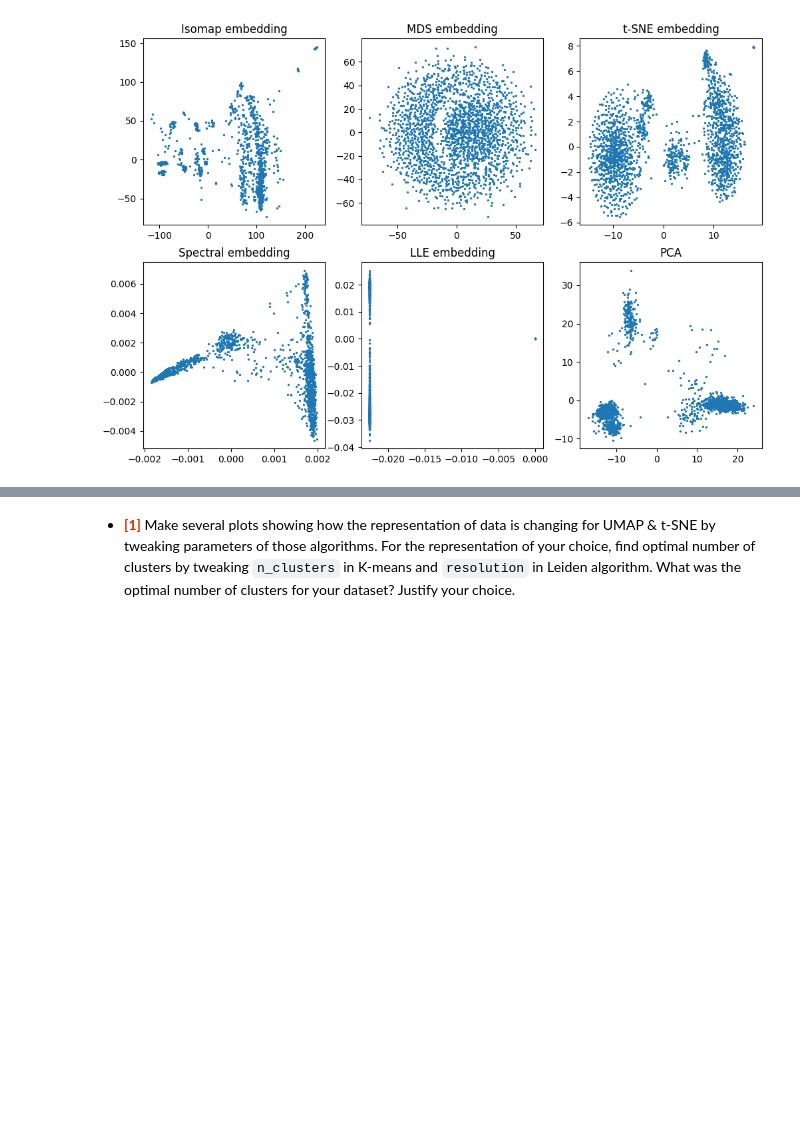
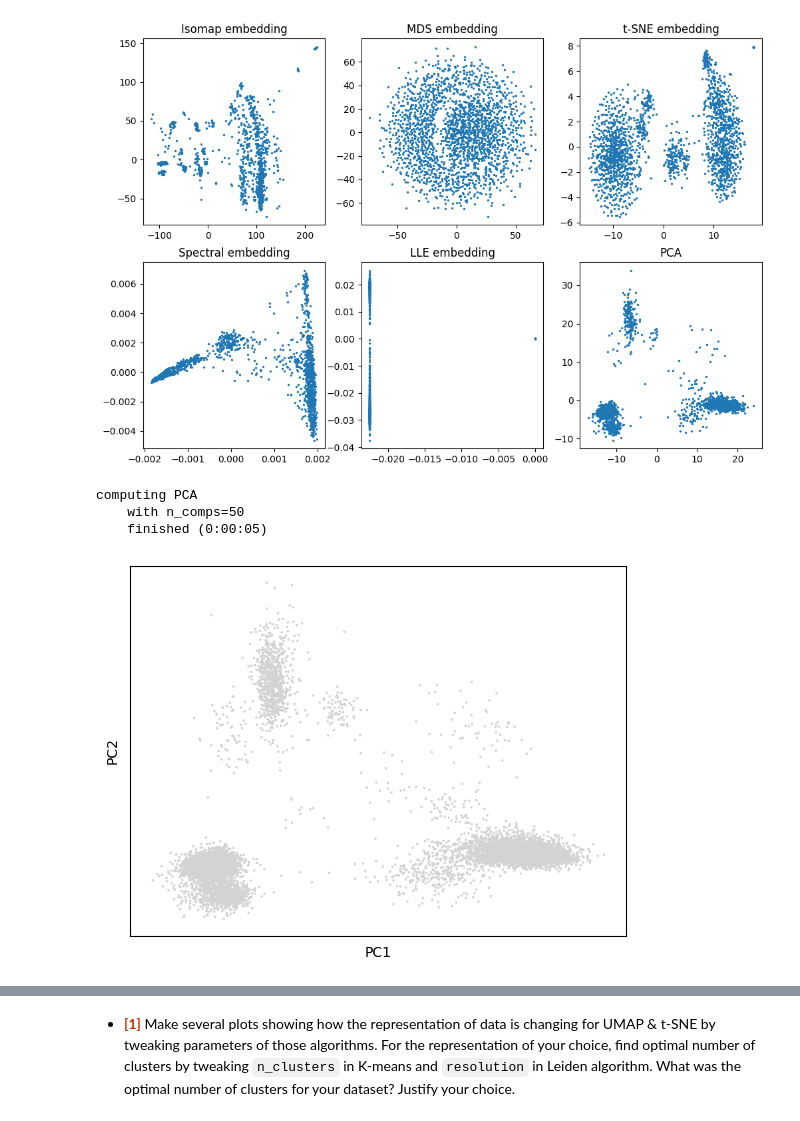
Before and after one commit to bulatych/ML_HSE, a Jupyter notebook: homeworks/HW_6_(clustering_&_reduction).ipynb, the cells around one changed output, grey strips where cells are left out. Drawn from its saved outputs; the diff is of its cells as text; code cells hidden in the pictures; blank space fills up the shorter version.

```diff
--- a/homeworks/HW_6_(clustering_&_reduction).ipynb
+++ b/homeworks/HW_6_(clustering_&_reduction).ipynb
@@ -258,3 +258,11 @@ for ax, (name, model) in zip(axes, embeddings.items()):
   ax.scatter(transformed[:, 0], transformed[:, 1], s=2)
 # %% [output]
 [figure]
+# %%
+sc.tl.pca(adata)
+sc.pl.pca(adata)
+# %% [output]
+computing PCA
+    with n_comps=50
+    finished (0:00:05)
+[figure, added]
```
Also changed, not shown: parts of 4 cells of this notebook.
